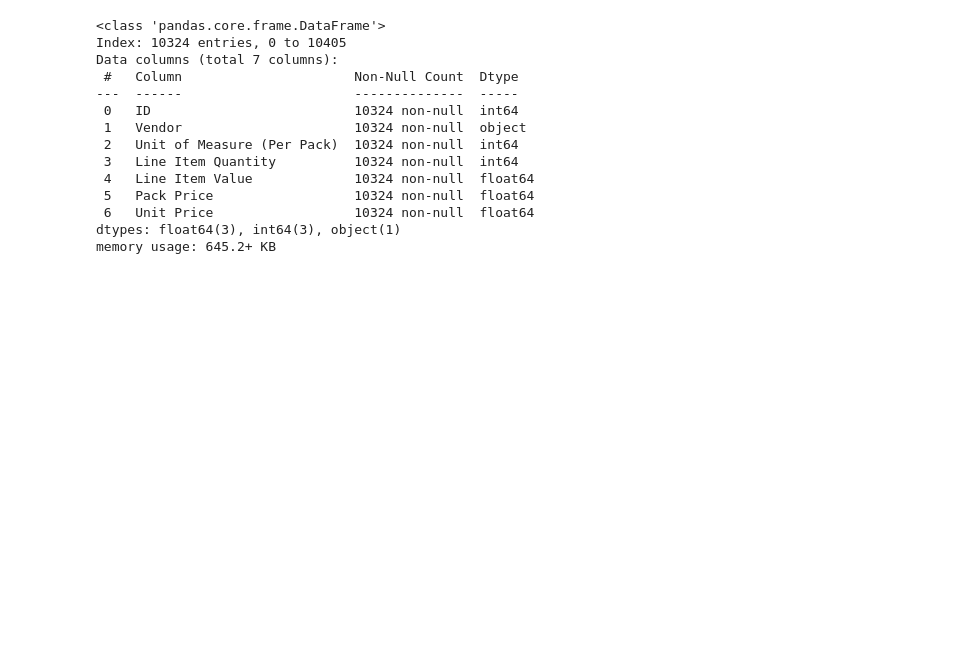
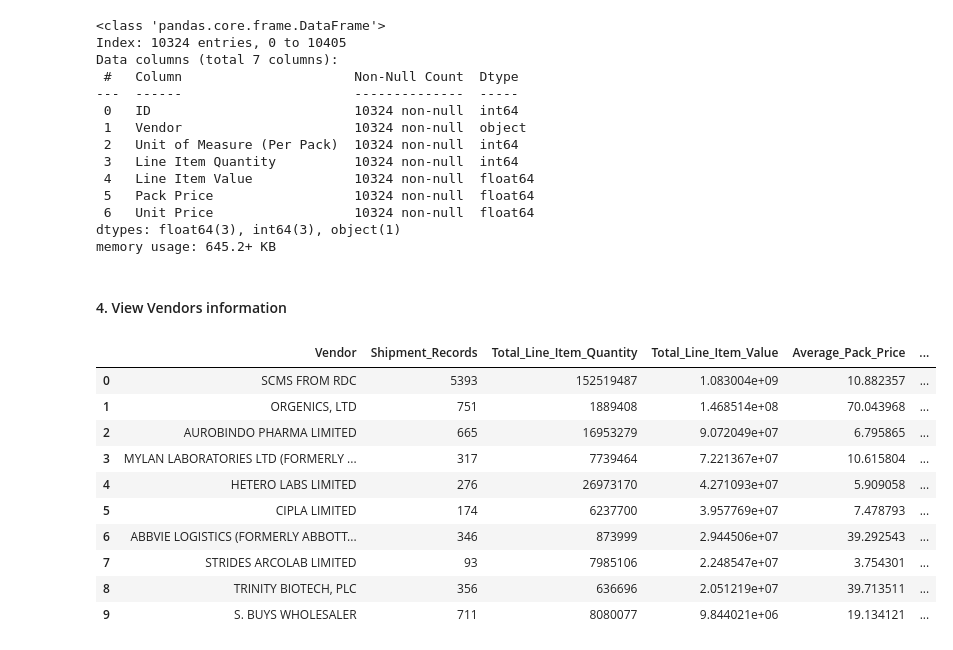
Before and after one commit to JulianChisco93/Supply-Chain-Shipment-Summary-Tool, a Jupyter notebook: notebooks/demo_vendor.ipynb, the cells around one changed output. Drawn from its saved outputs; the diff is of its cells as text; code cells hidden in the pictures; blank space fills up the shorter version.

Commit message:
Added functions to show summary by vendor

```diff
--- a/notebooks/demo_vendor.ipynb
+++ b/notebooks/demo_vendor.ipynb
@@ -86,3 +89,21 @@ Data columns (total 7 columns):
  6   Unit Price                  10324 non-null  float64
 dtypes: float64(3), int64(3), object(1)
 memory usage: 645.2+ KB
+# %% [markdown]
+#### 4. View Vendors information
+# %%
+vendor_summary = get_vendor_summary(vendor_data)
+
+vendor_summary.head(10)
+# %% [output]
+|  | Vendor | Shipment_Records | Total_Line_Item_Quantity | Total_Line_Item_Value | Average_Pack_Price | ... |
+| 0 | SCMS FROM RDC | 5393 | 152519487 | 1.083004e+09 | 10.882357 | ... |
+| 1 | ORGENICS, LTD | 751 | 1889408 | 1.468514e+08 | 70.043968 | ... |
+| 2 | AUROBINDO PHARMA LIMITED | 665 | 16953279 | 9.072049e+07 | 6.795865 | ... |
+| 3 | MYLAN LABORATORIES LTD (FORMERLY ... | 317 | 7739464 | 7.221367e+07 | 10.615804 | ... |
+| 4 | HETERO LABS LIMITED | 276 | 26973170 | 4.271093e+07 | 5.909058 | ... |
+| 5 | CIPLA LIMITED | 174 | 6237700 | 3.957769e+07 | 7.478793 | ... |
+| 6 | ABBVIE LOGISTICS (FORMERLY ABBOTT... | 346 | 873999 | 2.944506e+07 | 39.292543 | ... |
+| 7 | STRIDES ARCOLAB LIMITED | 93 | 7985106 | 2.248547e+07 | 3.754301 | ... |
+| 8 | TRINITY BIOTECH, PLC | 356 | 636696 | 2.051219e+07 | 39.713511 | ... |
+| 9 | S. BUYS WHOLESALER | 711 | 8080077 | 9.844021e+06 | 19.134121 | ... |
```
Also changed, not shown: parts of 4 cells of this notebook, 1 other file.
